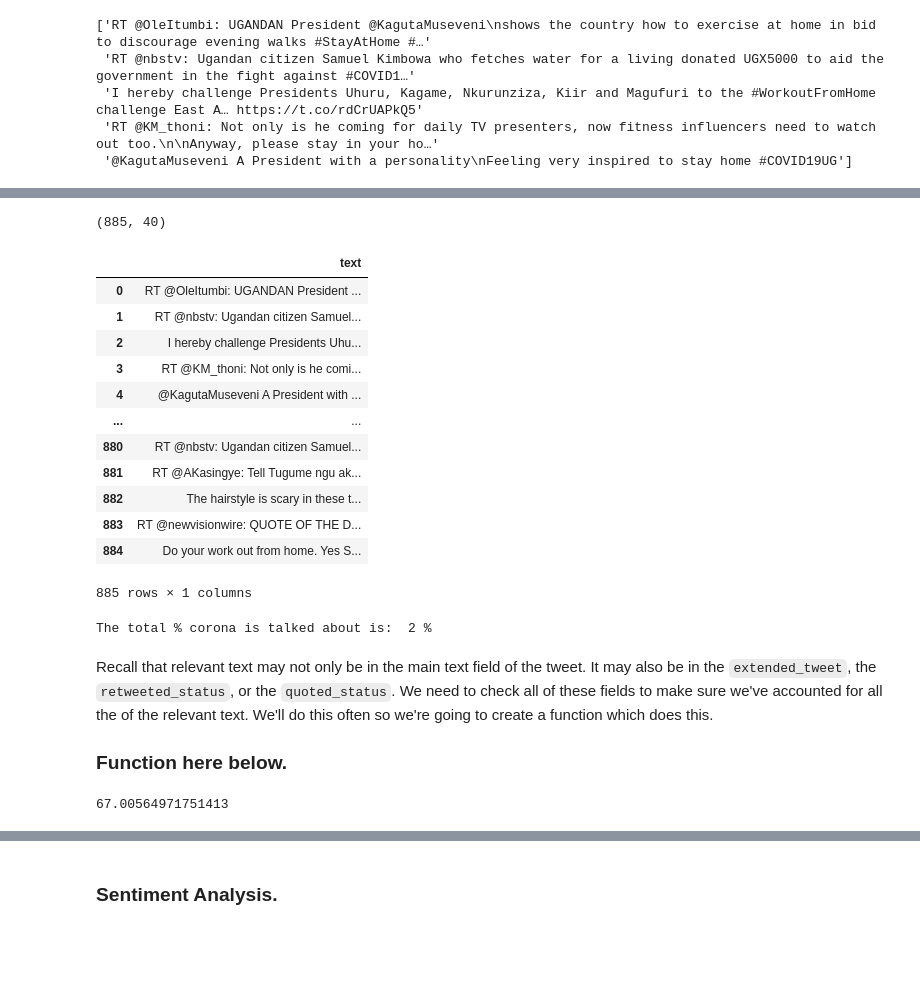
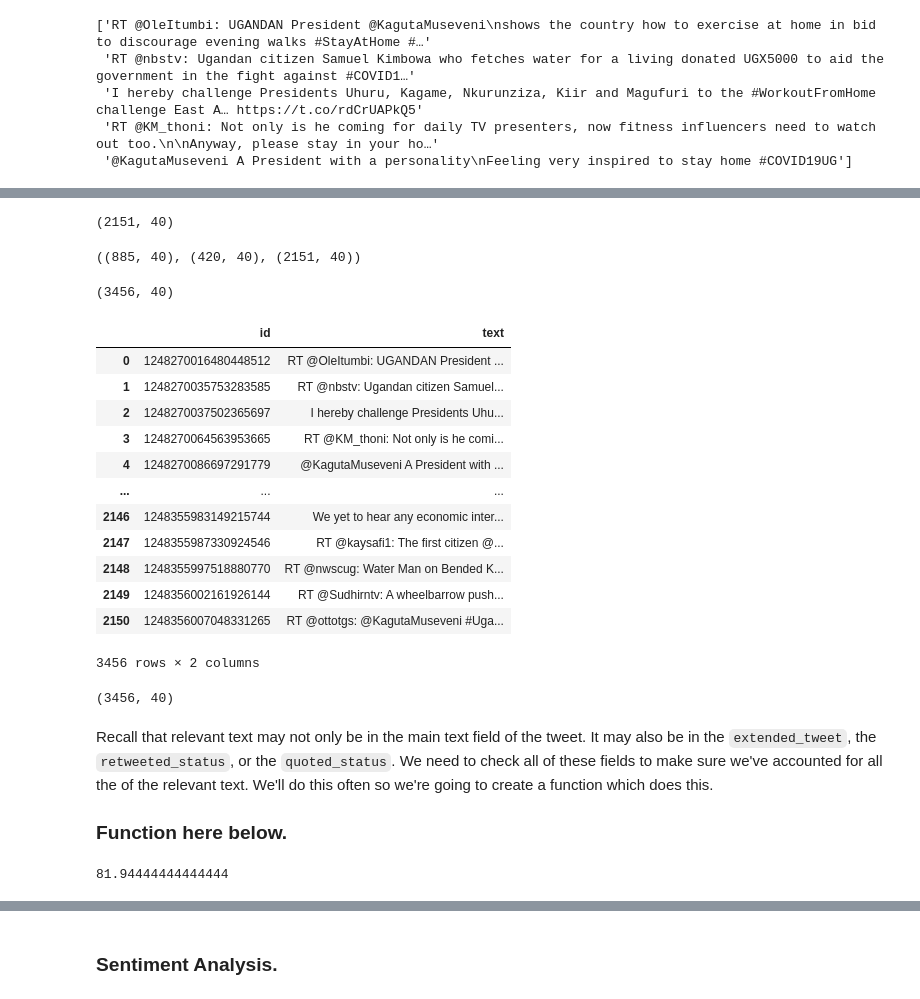
Before and after one commit to atwine/twitteranalysiscovid, a Jupyter notebook: Twitter Analysis.ipynb, the cells around one changed output, grey strips where cells are left out. Cells and saved outputs as stored; diff of their text form; code cells hidden in the pictures; blank space fills up the shorter version.

Commit message:
more data

```diff
--- a/Twitter Analysis.ipynb
+++ b/Twitter Analysis.ipynb
@@ -48,7 +51,7 @@ stream.filter(track = keywords_to_track)
 # Reading the Data
 # %%
 # Where you put the data of twitter stream
-tweets_data_path = 'data.json'
+tweets_data_path = 'data3.json'
 # %%
 # this function will help us flatten the tweets so that we will be able to get
 # the extended tweet versions of the text.
@@ -85,10 +88,10 @@ def flatten_tweets(tweets_file):
 tweets = flatten_tweets(tweets_data_path)
 # %%
 # Create a DataFrame from `tweets`
-ds_tweets = pd.DataFrame(tweets)
+df3 = pd.DataFrame(tweets)
 
 # Print out the first 5 tweets from this dataset
-print(ds_tweets['text'].values[0:5])
+print(df1['text'].values[0:5])
 # %% [output]
 ['RT @OleItumbi: UGANDAN President @KagutaMuseveni\nshows the country how to exercise at home in bid to discourage evening walks #StayAtHome #…'
  'RT @nbstv: Ugandan citizen Samuel Kimbowa who fetches water for a living donated UGX5000 to aid the government in the fight against #COVID1…'
@@ -98,32 +108,43 @@ print(ds_tweets['text'].values[0:5])
+# %%
+df3.shape
+# %% [output]
+(2151, 40)
+# %%
+df1.shape, df2.shape,df3.shape
+# %% [output]
+((885, 40), (420, 40), (2151, 40))
+# %%
+#let's put them all in a list
+ls = [df1,df2,df3]
+# %%
+# I will use this when I finally concat everything.
+ds_tweets = pd.concat(ls)
 # %%
 ds_tweets.shape
 # %% [output]
-(885, 40)
+(3456, 40)
 # %%
-ds_tweets[['text']]
+ds_tweets[['id','text']]
 # %% [output]
-|  | text |
-| 0 | RT @OleItumbi: UGANDAN President ... |
-| 1 | RT @nbstv: Ugandan citizen Samuel... |
-| 2 | I hereby challenge Presidents Uhu... |
-| 3 | RT @KM_thoni: Not only is he comi... |
-| 4 | @KagutaMuseveni A President with ... |
-| ... | ... |
-| 880 | RT @nbstv: Ugandan citizen Samuel... |
-| 881 | RT @AKasingye: Tell Tugume ngu ak... |
-| 882 | The hairstyle is scary in these t... |
-| 883 | RT @newvisionwire: QUOTE OF THE D... |
-| 884 | Do your work out from home. Yes S... |
+|  | id | text |
+| 0 | 1248270016480448512 | RT @OleItumbi: UGANDAN President ... |
+| 1 | 1248270035753283585 | RT @nbstv: Ugandan citizen Samuel... |
+| 2 | 1248270037502365697 | I hereby challenge Presidents Uhu... |
+| 3 | 1248270064563953665 | RT @KM_thoni: Not only is he comi... |
+| 4 | 1248270086697291779 | @KagutaMuseveni A President with ... |
+| ... | ... | ... |
+| 2146 | 1248355983149215744 | We yet to hear any economic inter... |
+| 2147 | 1248355987330924546 | RT @kaysafi1: The first citizen @... |
+| 2148 | 1248355997518880770 | RT @nwscug: Water Man on Bended K... |
+| 2149 | 1248356002161926144 | RT @Sudhirntv: A wheelbarrow push... |
+| 2150 | 1248356007048331265 | RT @ottotgs: @KagutaMuseveni #Uga... |
-885 rows × 1 columns
+3456 rows × 2 columns
-# %%
-#since I have collected some of the data that is general.
-#I would like to know how many times the tweet is related to corona
-count_corona = ds_tweets['text'].str.contains('#corona', case = False)
-
-#let's find the parcentage
-print("The total % corona is talked about is: ",(round(sum(count_corona)/ds_tweets.shape[0]*100)),"%")
-# %% [output]
-The total % corona is talked about is:  2 %
+# %%
+#here I am checking if there are any duplicates.
+#i confirm by the number in the cell before and the number after I drop duplicates
+ds_tweets.drop_duplicates(subset='id').shape
+# %% [output]
+(3456, 40)
 # %% [markdown]
 Recall that relevant text may not only be in the main text field of the tweet. It may also be in the `extended_tweet`, the `retweeted_status`, or the `quoted_status`. We need to check all of these fields to make sure we've accounted for all the of the relevant text. We'll do this often so we're going to create a function which does this.
 
@@ -155,7 +176,7 @@ sum(check_word_in_tweet('covid',ds_tweets))/ds_tweets.shape[0]*100
 #maybe I will need to write a function that calculates the chatter about covid on a daily
 #then apply it to the rows to get values.
 # %% [output]
-67.00564971751413
+81.94444444444444
 # %%
 # time analysis
 # %%
```
Also changed, not shown: parts of 8 cells of this notebook, 7 other files.
